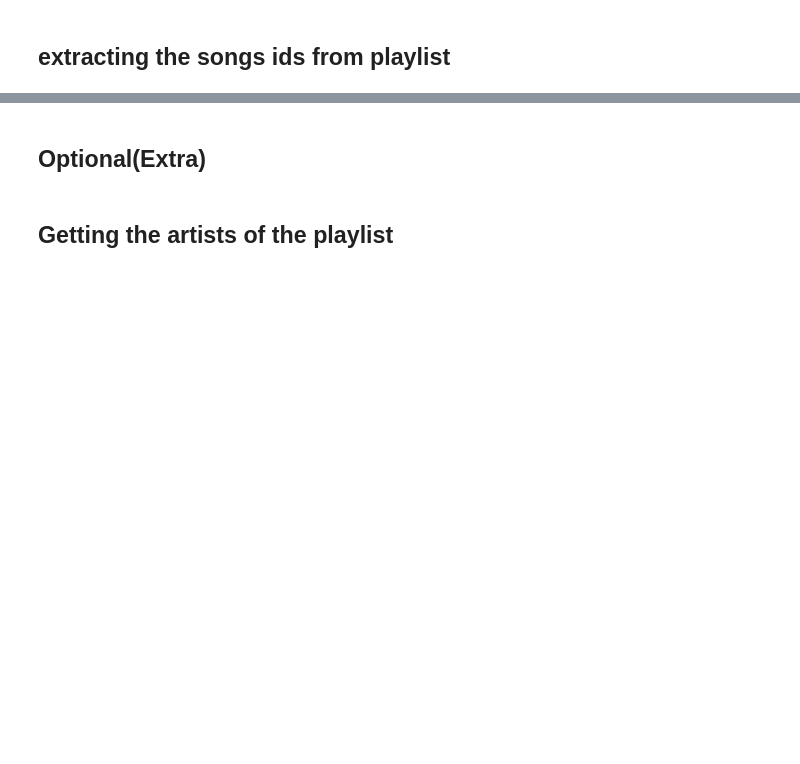
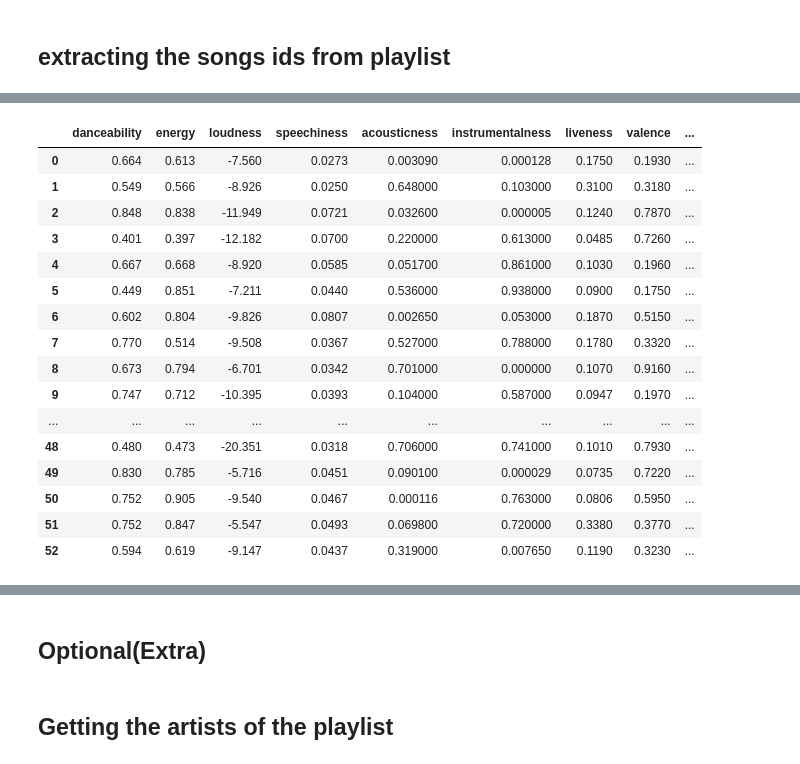
Before and after one commit to Iryna-Nesterenko/Song-recommender, a Jupyter notebook: Spotify_Structure.ipynb, the cells around one changed output, grey strips where cells are left out. Saved outputs shown, nothing was run; the diff lists cells and outputs as text; code cells hidden in the pictures; blank space fills up the shorter version.

```diff
--- a/Spotify_Structure.ipynb
+++ b/Spotify_Structure.ipynb
@@ -474,0 +1450,5 @@ for item in range(0,10):
+# %%
+list_of_audio_features_rodrigo=[]
+for item in range(0,53):
+    #print (tracks[item]["track"]["id"])
+    list_of_audio_features_rodrigo.append(sp.audio_features(tracks_rodrigo[item]["track"]["id"])[0])
@@ -492,0 +2203,24 @@ df
+# %%
+df_rodrigo=pd.DataFrame(list_of_audio_features_rodrigo)
+df_rodrigo=df_rodrigo[["danceability","energy","loudness","speechiness","acousticness",
+    "instrumentalness","liveness","valence","tempo","id","duration_ms"]]
+
+df_rodrigo
+# %% [output]
+|  | danceability | energy | loudness | speechiness | acousticness | instrumentalness | liveness | valence | ... |
+| 0 | 0.664 | 0.613 | -7.560 | 0.0273 | 0.003090 | 0.000128 | 0.1750 | 0.1930 | ... |
+| 1 | 0.549 | 0.566 | -8.926 | 0.0250 | 0.648000 | 0.103000 | 0.3100 | 0.3180 | ... |
+| 2 | 0.848 | 0.838 | -11.949 | 0.0721 | 0.032600 | 0.000005 | 0.1240 | 0.7870 | ... |
+| 3 | 0.401 | 0.397 | -12.182 | 0.0700 | 0.220000 | 0.613000 | 0.0485 | 0.7260 | ... |
+| 4 | 0.667 | 0.668 | -8.920 | 0.0585 | 0.051700 | 0.861000 | 0.1030 | 0.1960 | ... |
+| 5 | 0.449 | 0.851 | -7.211 | 0.0440 | 0.536000 | 0.938000 | 0.0900 | 0.1750 | ... |
+| 6 | 0.602 | 0.804 | -9.826 | 0.0807 | 0.002650 | 0.053000 | 0.1870 | 0.5150 | ... |
+| 7 | 0.770 | 0.514 | -9.508 | 0.0367 | 0.527000 | 0.788000 | 0.1780 | 0.3320 | ... |
+| 8 | 0.673 | 0.794 | -6.701 | 0.0342 | 0.701000 | 0.000000 | 0.1070 | 0.9160 | ... |
+| 9 | 0.747 | 0.712 | -10.395 | 0.0393 | 0.104000 | 0.587000 | 0.0947 | 0.1970 | ... |
+| ... | ... | ... | ... | ... | ... | ... | ... | ... | ... |
+| 48 | 0.480 | 0.473 | -20.351 | 0.0318 | 0.706000 | 0.741000 | 0.1010 | 0.7930 | ... |
+| 49 | 0.830 | 0.785 | -5.716 | 0.0451 | 0.090100 | 0.000029 | 0.0735 | 0.7220 | ... |
+| 50 | 0.752 | 0.905 | -9.540 | 0.0467 | 0.000116 | 0.763000 | 0.0806 | 0.5950 | ... |
+| 51 | 0.752 | 0.847 | -5.547 | 0.0493 | 0.069800 | 0.720000 | 0.3380 | 0.3770 | ... |
+| 52 | 0.594 | 0.619 | -9.147 | 0.0437 | 0.319000 | 0.007650 | 0.1190 | 0.3230 | ... |
```
Also changed, not shown: parts of 217 cells of this notebook, 5 other files.
